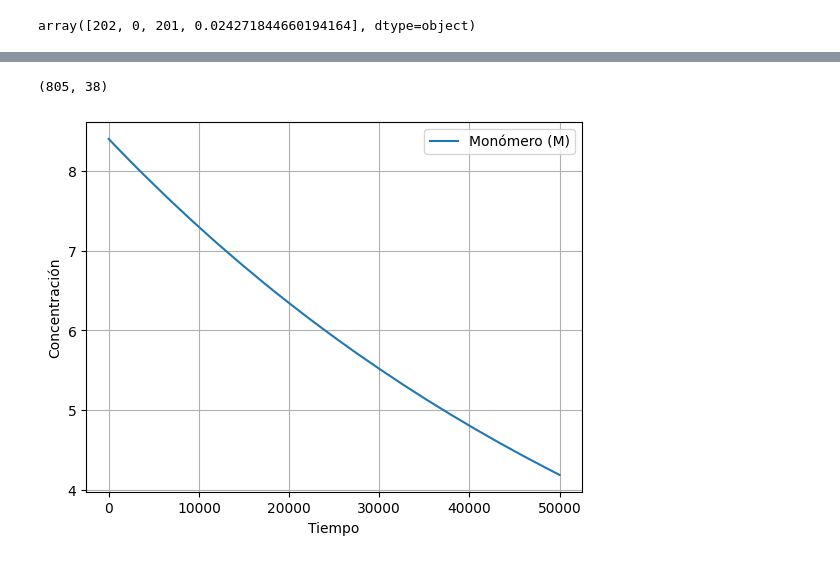
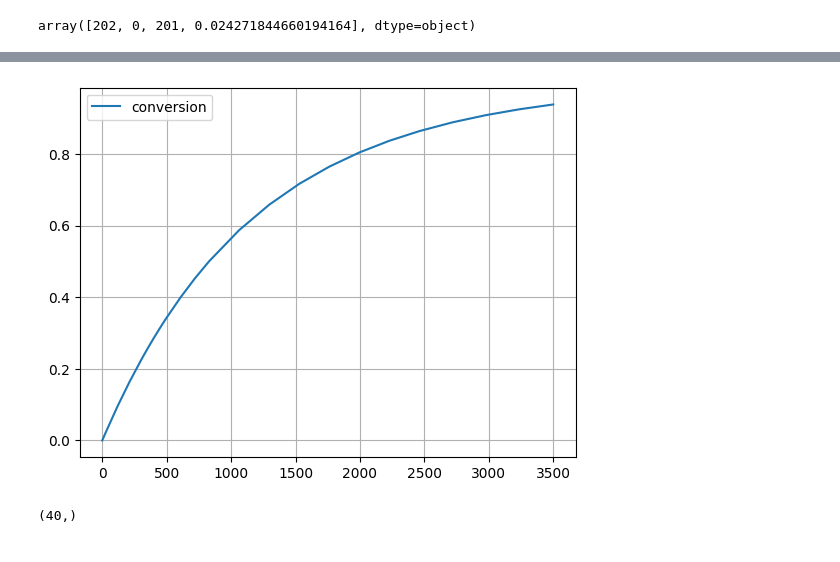
Before and after one commit to NicolasHeredia/KR_method, a Jupyter notebook: kr_second_test.ipynb, the cells around one changed output, grey strips where cells are left out. Cells and saved outputs as stored; diff of their text form; code cells hidden in the pictures.

```diff
--- a/kr_second_test.ipynb
+++ b/kr_second_test.ipynb
@@ -253,19 +312,14 @@ sol = solve_ivp(
+# %%
+X = (M0 - sol.y[1]) / M0
+plt.plot(sol.t, X, label="conversion")
+plt.legend()
+plt.grid()
+plt.show()
+# %% [output]
+[figure, added]
 # %%
-sol.y.shape
+sol.t.shape
 # %% [output]
-(805, 38)
+(40,)
-# %%
-# Visualización
-import matplotlib.pyplot as plt
-
-#plt.plot(sol.t, sol.y[0], label="Iniciador (I)")
-plt.plot(sol.t, sol.y[1], label="Monómero (M)")
-plt.legend()
-plt.xlabel("Tiempo")
-plt.ylabel("Concentración")
-plt.grid()
-plt.show()
-# %% [output]
-[figure, removed]
 # %%
 nlog = np.log10(n)
```
Also changed, not shown: parts of 11 cells of this notebook, 2 other files.
